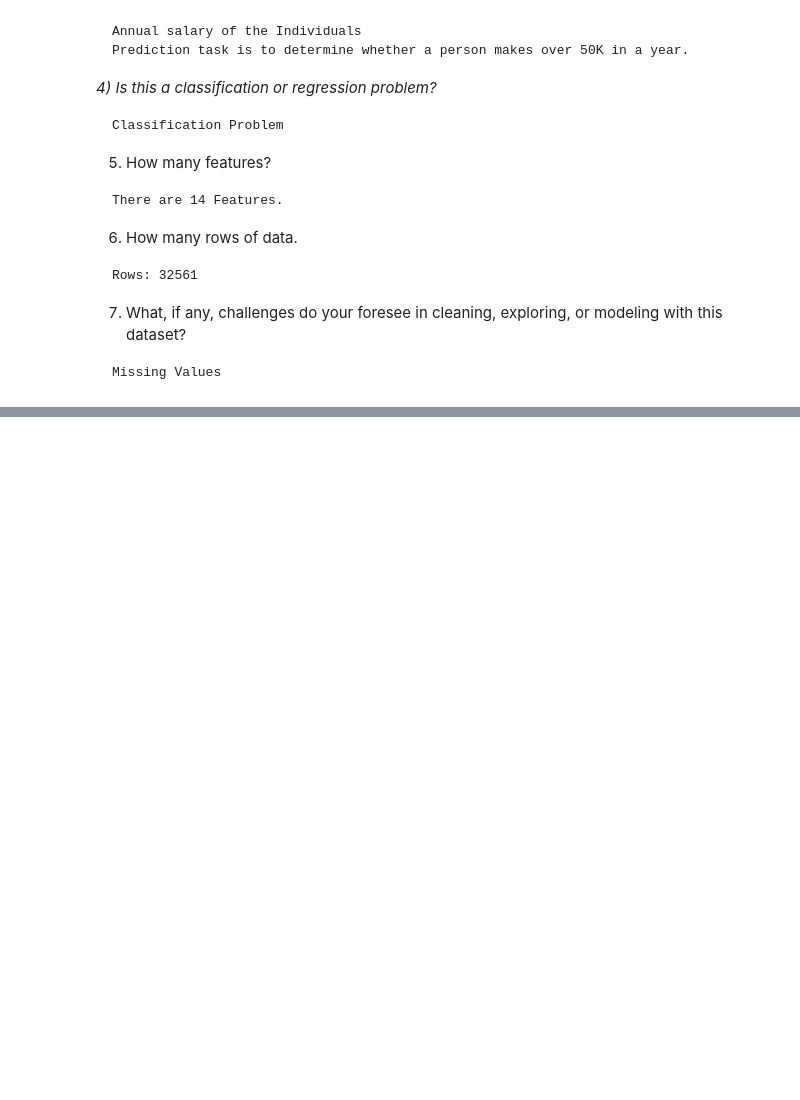
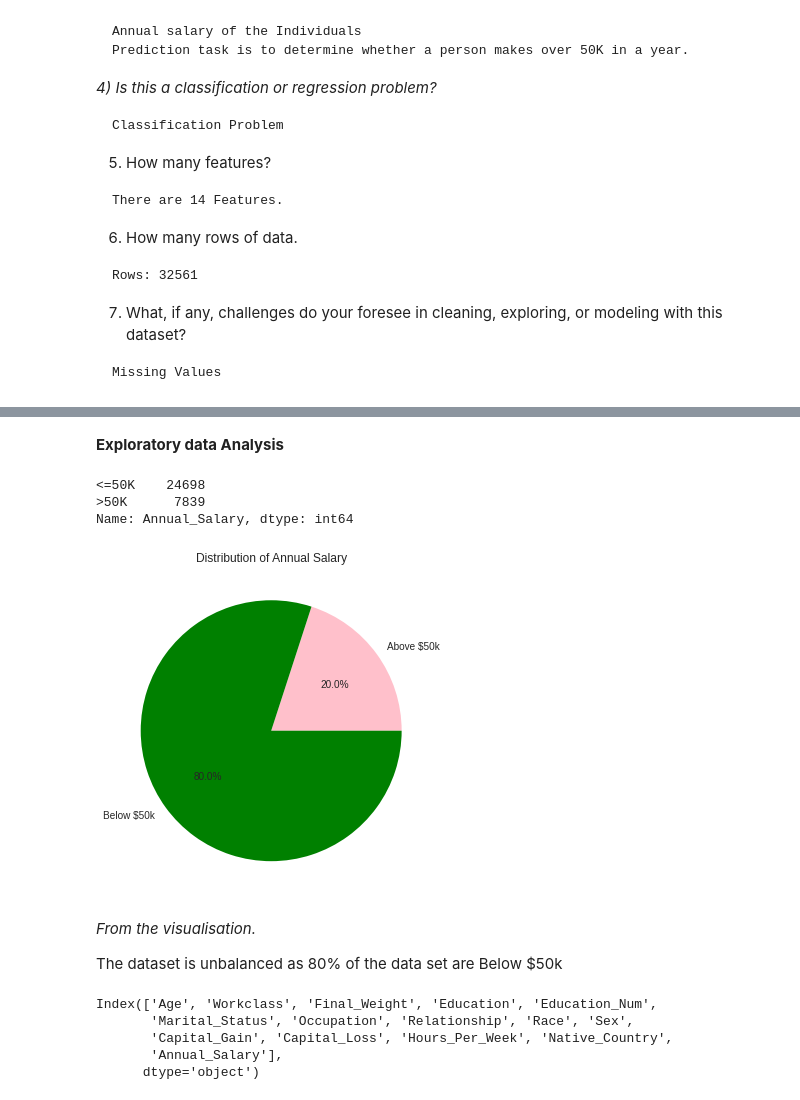
Before and after one commit to imugagga/Sales-Predictions---JFood-Sores, a Jupyter notebook: Project_2_Mugagga_Innocent.ipynb, the cells around one changed output, grey strips where cells are left out. Saved outputs shown, nothing was run; the diff lists cells and outputs as text; code cells hidden in the pictures; blank space fills up the shorter version.

```diff
--- a/Project_2_Mugagga_Innocent.ipynb
+++ b/Project_2_Mugagga_Innocent.ipynb
@@ -197,0 +372,31 @@ Missing Values
+# %% [markdown]
+**Exploratory data Analysis**
+# %%
+#View the Target Distribution
+df['Annual_Salary'].value_counts()
+# %% [output]
+<=50K    24698
+>50K      7839
+Name: Annual_Salary, dtype: int64
+# %%
+#Create a pie chart to visualize the target distribution
+fig, ax = plt.subplots(figsize=(6, 6))
+labels = ['Above $50k', 'Below $50k']
+colors = ['pink', 'green']
+ax.pie(Annual_Salary, labels=labels, colors=colors, autopct='%1.1f%%')
+ax.set_title('Distribution of Annual Salary')
+plt.show()
+# %% [output]
+[figure, added]
+# %% [markdown]
+*From the visualisation.*
+
+The dataset is unbalanced as 80% of the data set are Below $50k
+# %%
+df.columns
+# %% [output]
+Index(['Age', 'Workclass', 'Final_Weight', 'Education', 'Education_Num',
+       'Marital_Status', 'Occupation', 'Relationship', 'Race', 'Sex',
+       'Capital_Gain', 'Capital_Loss', 'Hours_Per_Week', 'Native_Country',
+       'Annual_Salary'],
+      dtype='object')
```
Also changed, not shown: parts of 22 cells of this notebook.
